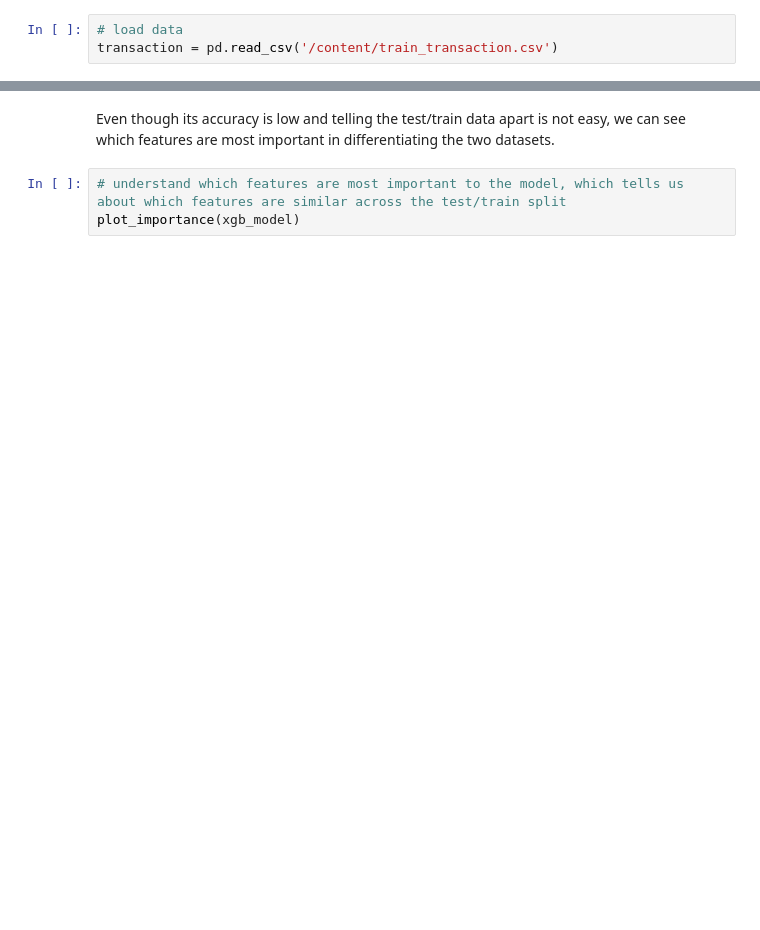
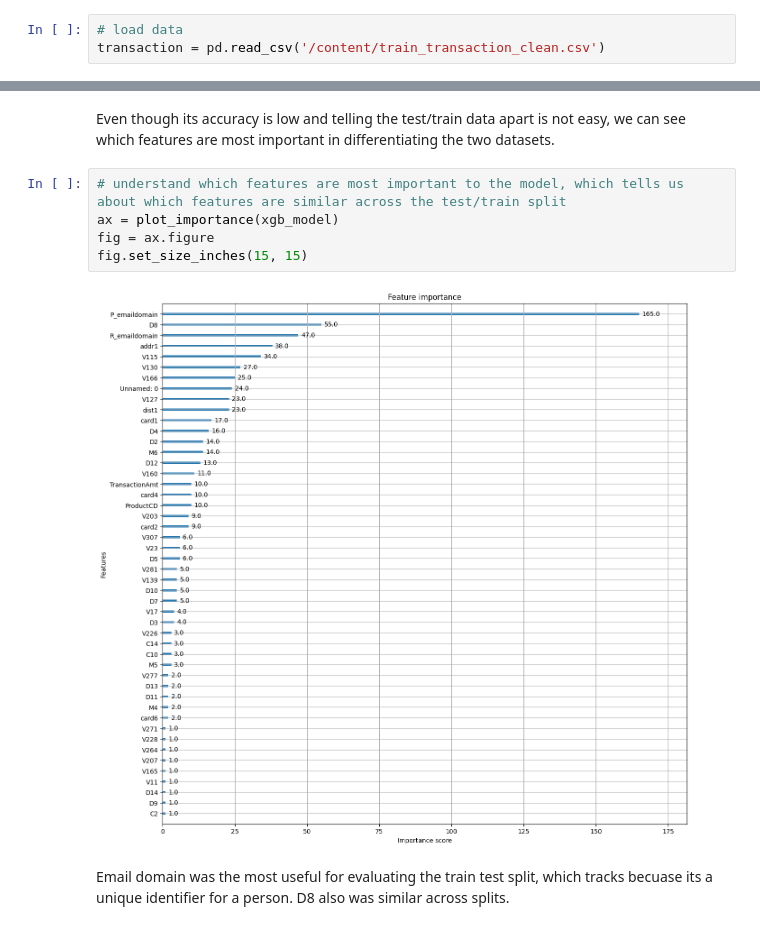
Before and after one commit to ehe28/info442-fraud-detection, a Jupyter notebook: AV_test_train_validation_split.ipynb, the cells around one changed output, grey strips where cells are left out. Cells and saved outputs as stored; diff of their text form; blank space fills up the shorter version.

```diff
--- a/AV_test_train_validation_split.ipynb
+++ b/AV_test_train_validation_split.ipynb
@@ -17,4 +17,4 @@ from sklearn.metrics import roc_auc_score, roc_curve
 import matplotlib.pyplot as plt
 # %%
 # load data
-transaction = pd.read_csv('/content/train_transaction.csv')
+transaction = pd.read_csv('/content/train_transaction_clean.csv')
@@ -132,4 +152,10 @@ plt.ylabel('True Positive Rate')
 Even though its accuracy is low and telling the test/train data apart is not easy, we can see which features are most important in differentiating the two datasets.
 # %%
 # understand which features are most important to the model, which tells us about which features are similar across the test/train split
-plot_importance(xgb_model)
+ax = plot_importance(xgb_model)
+fig = ax.figure
+fig.set_size_inches(15, 15)
+# %% [output]
+[figure, added]
+# %% [markdown]
+Email domain was the most useful for evaluating the train test split, which tracks becuase its a unique identifier for a person. D8 also was similar across splits.
```
Also changed, not shown: parts of 5 cells of this notebook.
